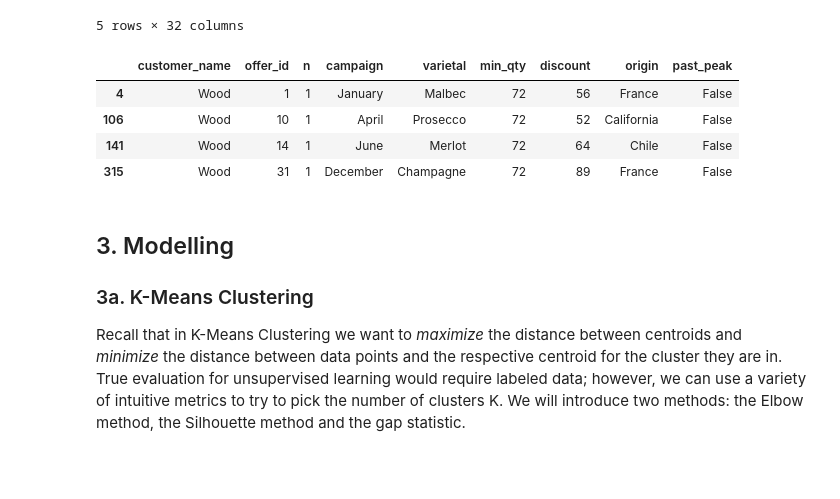
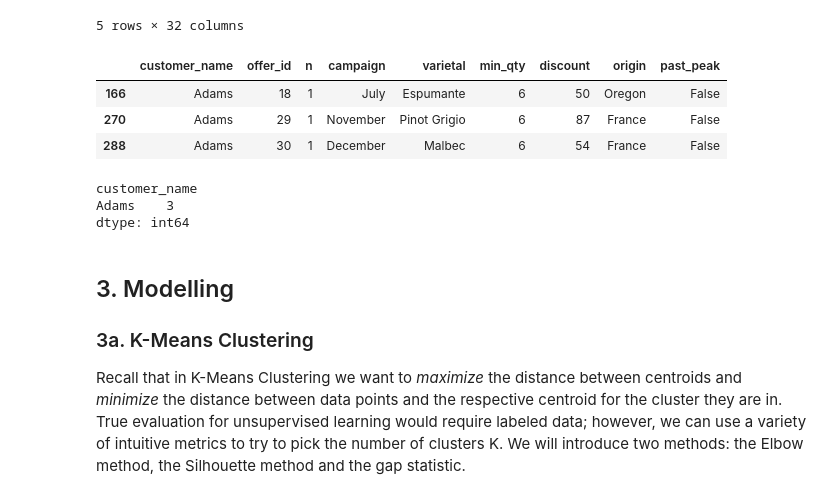
Before and after one commit to hayriizgi/Springboard, a Jupyter notebook: 15_Unsupervised_Learning/15_6_Principal_Components_Analysis_and_Clustering/Clustering Case Study - Customer Segmentation with K-Means - Tier 3.ipynb, the cells around one changed output. Saved outputs shown, nothing was run; the diff lists cells and outputs as text; code cells hidden in the pictures; blank space fills up the shorter version.

```diff
--- a/15_Unsupervised_Learning/15_6_Principal_Components_Analysis_and_Clustering/Clustering Case Study - Customer Segmentation with K-Means - Tier 3.ipynb
+++ b/15_Unsupervised_Learning/15_6_Principal_Components_Analysis_and_Clustering/Clustering Case Study - Customer Segmentation with K-Means - Tier 3.ipynb
@@ -144,13 +144,18 @@ df1.head()
 | Baker | 0 | 0 | 0 | 0 | 0 | 0 | 1 | 0 | 0 | 1 | ... |
 5 rows × 32 columns
 # %%
-df[df['customer_name']=='Wood']
+df[df['customer_name']=='Adams']
 # %% [output]
 |  | customer_name | offer_id | n | campaign | varietal | min_qty | discount | origin | past_peak |
-| 4 | Wood | 1 | 1 | January | Malbec | 72 | 56 | France | False |
-| 106 | Wood | 10 | 1 | April | Prosecco | 72 | 52 | California | False |
-| 141 | Wood | 14 | 1 | June | Merlot | 72 | 64 | Chile | False |
-| 315 | Wood | 31 | 1 | December | Champagne | 72 | 89 | France | False |
+| 166 | Adams | 18 | 1 | July | Espumante | 6 | 50 | Oregon | False |
+| 270 | Adams | 29 | 1 | November | Pinot Grigio | 6 | 87 | France | False |
+| 288 | Adams | 30 | 1 | December | Malbec | 6 | 54 | France | False |
+# %%
+df1.iloc[0:1].sum(axis=1)
+# %% [output]
+customer_name
+Adams    3
+dtype: int64
 # %% [markdown]
 ## 3. Modelling
 ### 3a. K-Means Clustering
```
Also changed, not shown: parts of 18 cells of this notebook.
